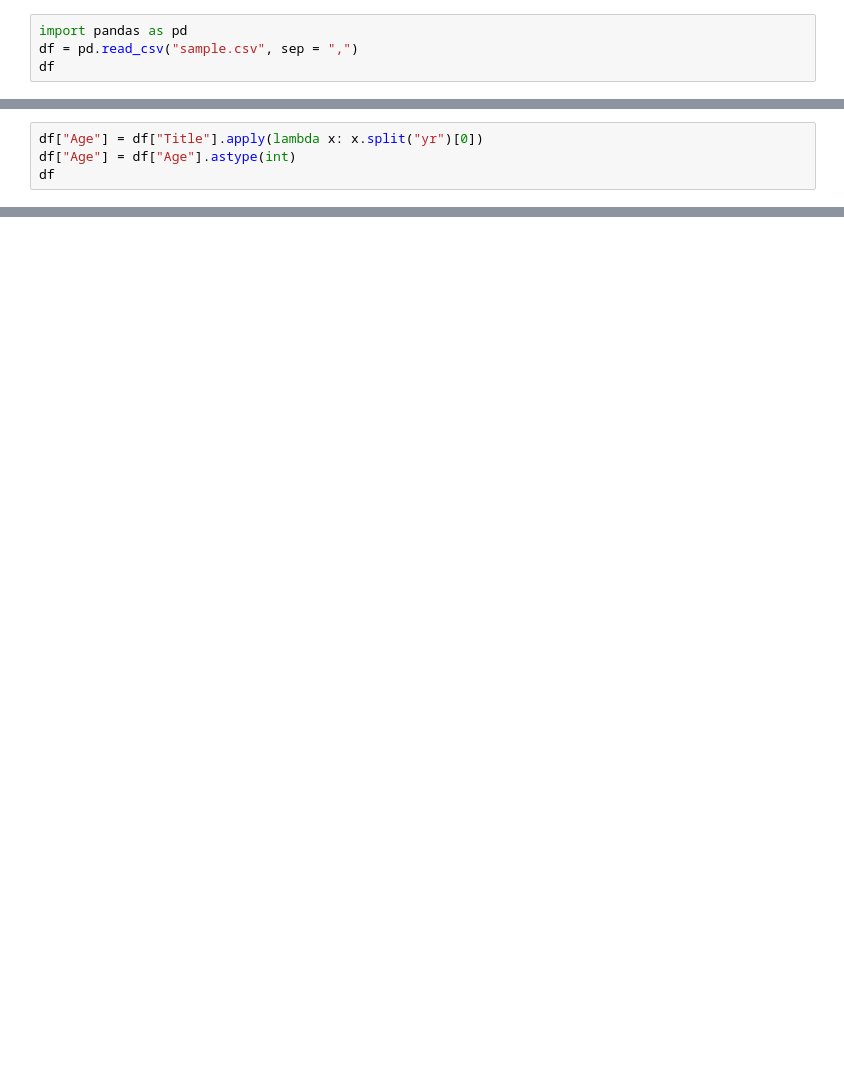
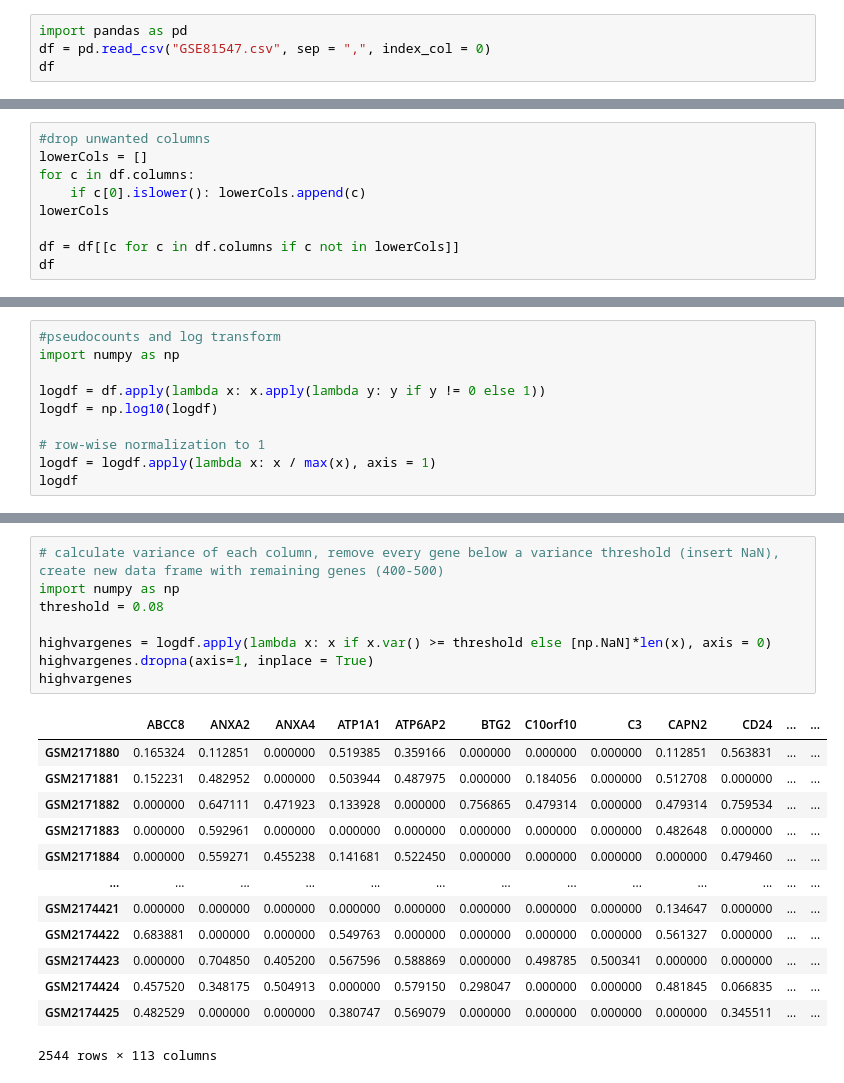
Before and after one commit to elsahh/psupertime-project, a Jupyter notebook: data.ipynb, the cells around one changed output, grey strips where cells are left out. Drawn from its saved outputs; the diff is of its cells as text; blank space fills up the shorter version.

Commit message:
data processing

```diff
--- a/data.ipynb
+++ b/data.ipynb
@@ -1,5 +1,5 @@
 # %%
 import pandas as pd
-df = pd.read_csv("sample.csv", sep = ",")
+df = pd.read_csv("GSE81547.csv", sep = ",", index_col = 0)
 df
 # %% [output]
@@ -19,4 +18,0 @@ df
-# %%
-df["Age"] = df["Title"].apply(lambda x: x.split("yr")[0])
-df["Age"] = df["Age"].astype(int)
-df
@@ -65,0 +19,9 @@ df["Age"].to_csv("Ages.csv", sep = ",", index = True)
+# %%
+#drop unwanted columns
+lowerCols = []
+for c in df.columns:
+    if c[0].islower(): lowerCols.append(c)
+lowerCols
+
+df = df[[c for c in df.columns if c not in lowerCols]]
+df
@@ -65,0 +42,10 @@ df["Age"].to_csv("Ages.csv", sep = ",", index = True)
+# %%
+#pseudocounts and log transform
+import numpy as np
+
+logdf = df.apply(lambda x: x.apply(lambda y: y if y != 0 else 1))
+logdf = np.log10(logdf)
+
+# row-wise normalization to 1
+logdf = logdf.apply(lambda x: x / max(x), axis = 1)
+logdf
@@ -65,0 +66,22 @@ df["Age"].to_csv("Ages.csv", sep = ",", index = True)
+# %%
+# calculate variance of each column, remove every gene below a variance threshold (insert NaN), create new data frame with remaining genes (400-500)
+import numpy as np
+threshold = 0.08
+
+highvargenes = logdf.apply(lambda x: x if x.var() >= threshold else [np.NaN]*len(x), axis = 0)
+highvargenes.dropna(axis=1, inplace = True)
+highvargenes
+# %% [output]
+|  | ABCC8 | ANXA2 | ANXA4 | ATP1A1 | ATP6AP2 | BTG2 | C10orf10 | C3 | CAPN2 | CD24 | ... | ... |
+| GSM2171880 | 0.165324 | 0.112851 | 0.000000 | 0.519385 | 0.359166 | 0.000000 | 0.000000 | 0.000000 | 0.112851 | 0.563831 | ... | ... |
+| GSM2171881 | 0.152231 | 0.482952 | 0.000000 | 0.503944 | 0.487975 | 0.000000 | 0.184056 | 0.000000 | 0.512708 | 0.000000 | ... | ... |
+| GSM2171882 | 0.000000 | 0.647111 | 0.471923 | 0.133928 | 0.000000 | 0.756865 | 0.479314 | 0.000000 | 0.479314 | 0.759534 | ... | ... |
+| GSM2171883 | 0.000000 | 0.592961 | 0.000000 | 0.000000 | 0.000000 | 0.000000 | 0.000000 | 0.000000 | 0.482648 | 0.000000 | ... | ... |
+| GSM2171884 | 0.000000 | 0.559271 | 0.455238 | 0.141681 | 0.522450 | 0.000000 | 0.000000 | 0.000000 | 0.000000 | 0.479460 | ... | ... |
+| ... | ... | ... | ... | ... | ... | ... | ... | ... | ... | ... | ... | ... |
+| GSM2174421 | 0.000000 | 0.000000 | 0.000000 | 0.000000 | 0.000000 | 0.000000 | 0.000000 | 0.000000 | 0.134647 | 0.000000 | ... | ... |
+| GSM2174422 | 0.683881 | 0.000000 | 0.000000 | 0.549763 | 0.000000 | 0.000000 | 0.000000 | 0.000000 | 0.561327 | 0.000000 | ... | ... |
+| GSM2174423 | 0.000000 | 0.704850 | 0.405200 | 0.567596 | 0.588869 | 0.000000 | 0.498785 | 0.500341 | 0.000000 | 0.000000 | ... | ... |
+| GSM2174424 | 0.457520 | 0.348175 | 0.504913 | 0.000000 | 0.579150 | 0.298047 | 0.000000 | 0.000000 | 0.481845 | 0.066835 | ... | ... |
+| GSM2174425 | 0.482529 | 0.000000 | 0.000000 | 0.380747 | 0.569079 | 0.000000 | 0.000000 | 0.000000 | 0.000000 | 0.345511 | ... | ... |
+2544 rows × 113 columns
```
Also changed, not shown: parts of 7 cells of this notebook.
